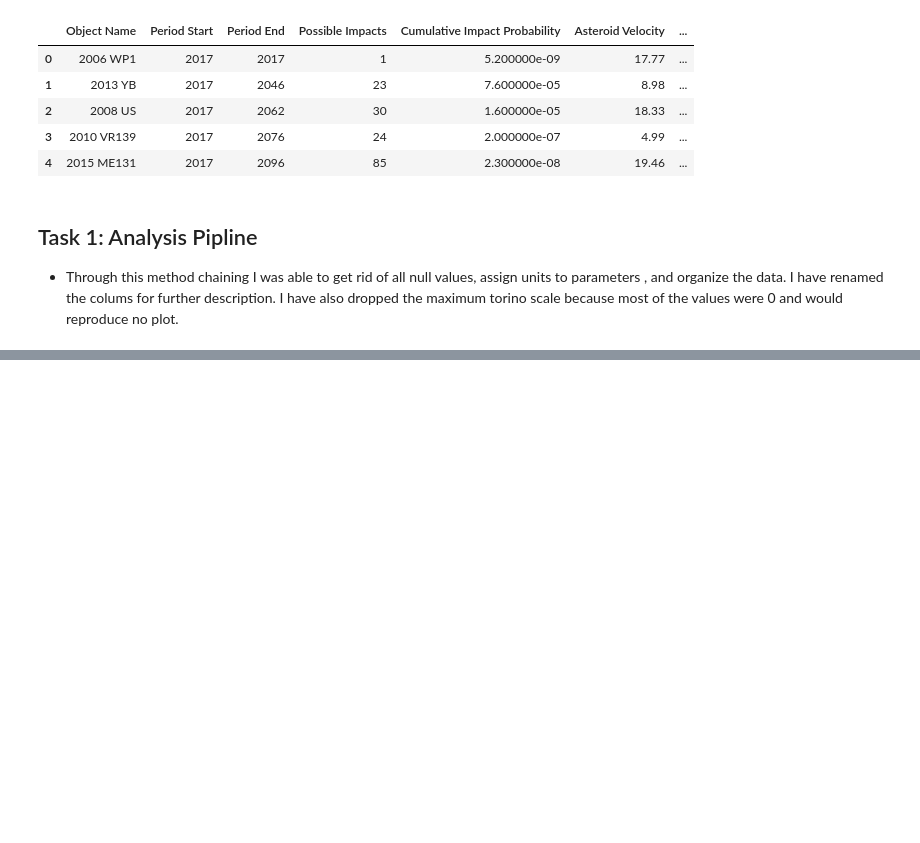
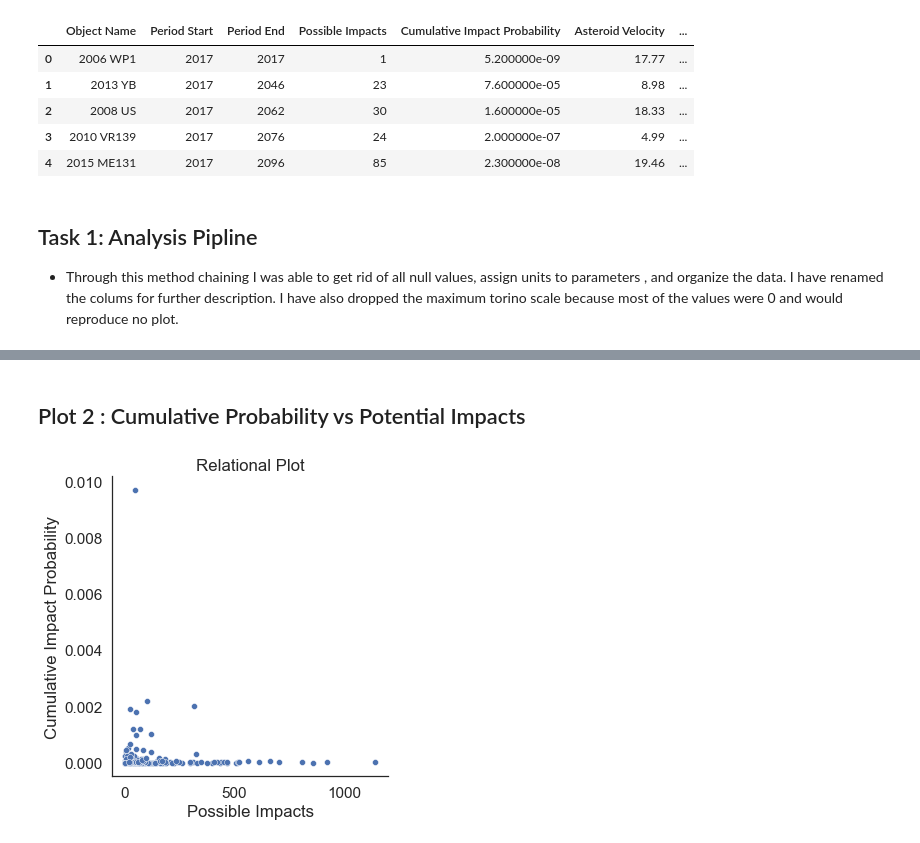
Before and after one commit to data301-2021-summer2/Group-43-Project, a Jupyter notebook: analysis/AmmarRiyadh/Milestone2.ipynb, the cells around one changed output, grey strips where cells are left out. Saved outputs shown, nothing was run; the diff lists cells and outputs as text; code cells hidden in the pictures; blank space fills up the shorter version.

```diff
--- a/analysis/AmmarRiyadh/Milestone2.ipynb
+++ b/analysis/AmmarRiyadh/Milestone2.ipynb
@@ -78,0 +118,10 @@ df
+# %% [markdown]
+## Plot 2 : Cumulative Probability vs Potential Impacts
+# %%
+sns.set_theme(style="white",font_scale=1.4)
+sns.relplot(data=df, x="Possible Impacts", y="Cumulative Impact Probability")
+plt.title('Relational Plot')
+sns.despine()
+plt.show()
+# %% [output]
+[figure, added]
```
Also changed, not shown: parts of 13 cells of this notebook, 1 other file.
